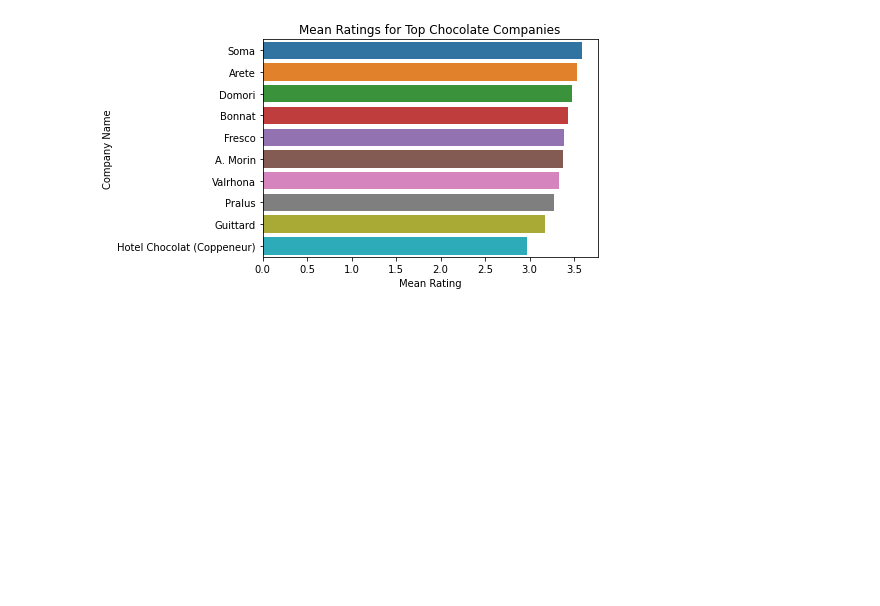
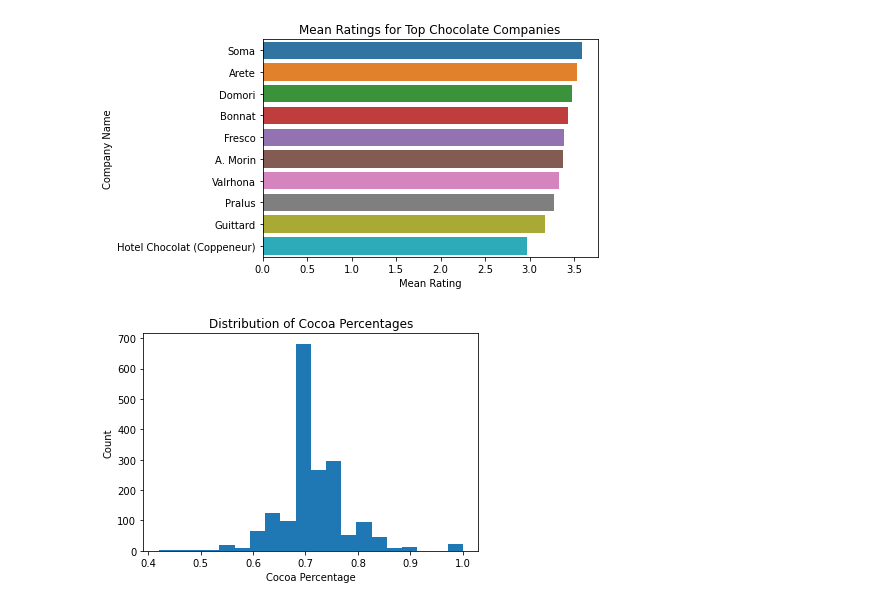
Before and after one commit to Jefest1/chocolate_analysis, a Jupyter notebook: chocolate.ipynb, the cells around one changed output. Cells and saved outputs as stored; diff of their text form; code cells hidden in the pictures; blank space fills up the shorter version.

```diff
--- a/chocolate.ipynb
+++ b/chocolate.ipynb
@@ -203,3 +203,12 @@ plt.ylabel("Company Name")
 plt.show()
 # %% [output]
 [figure]
+# %%
+# Create a histogram of cocoa percentages
+plt.hist(x="Cocoa Percent", data=cocoa_df, bins=20)
+plt.title("Distribution of Cocoa Percentages")
+plt.xlabel("Cocoa Percentage")
+plt.ylabel("Count")
+plt.show()
+# %% [output]
+[figure, added]
```
